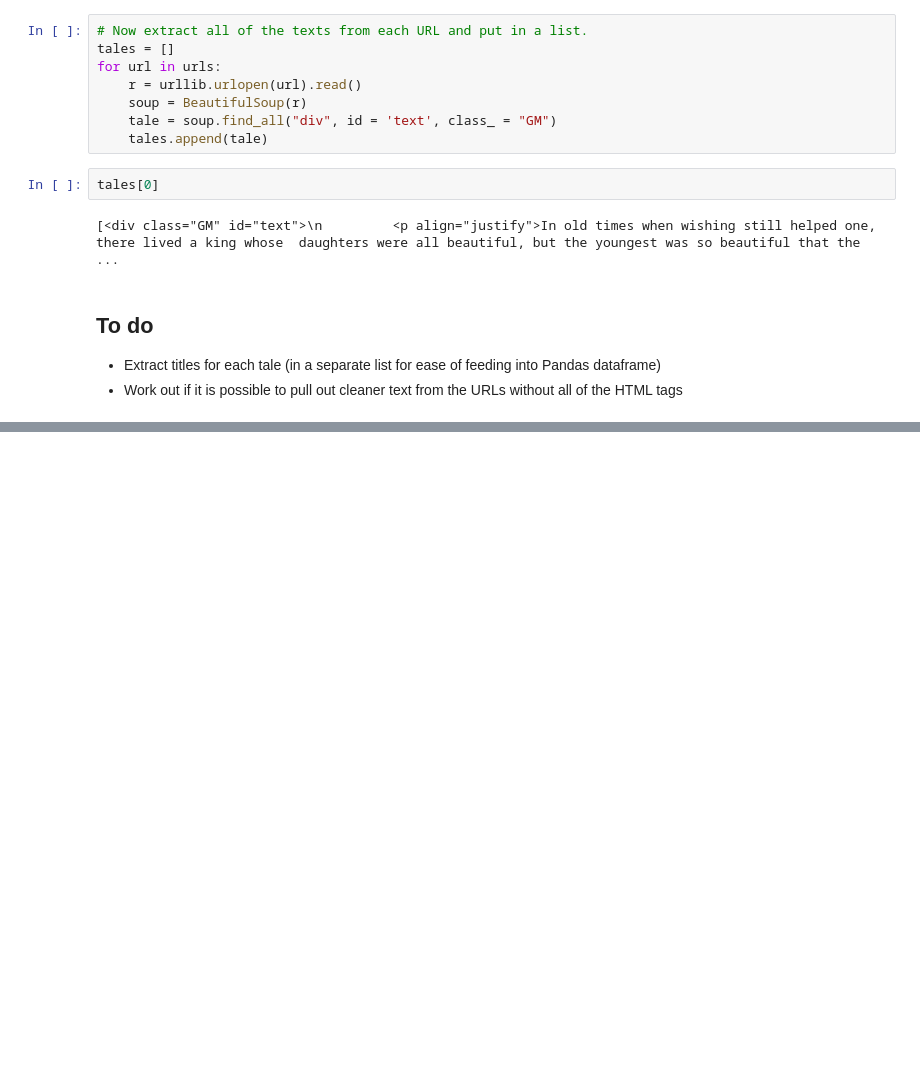
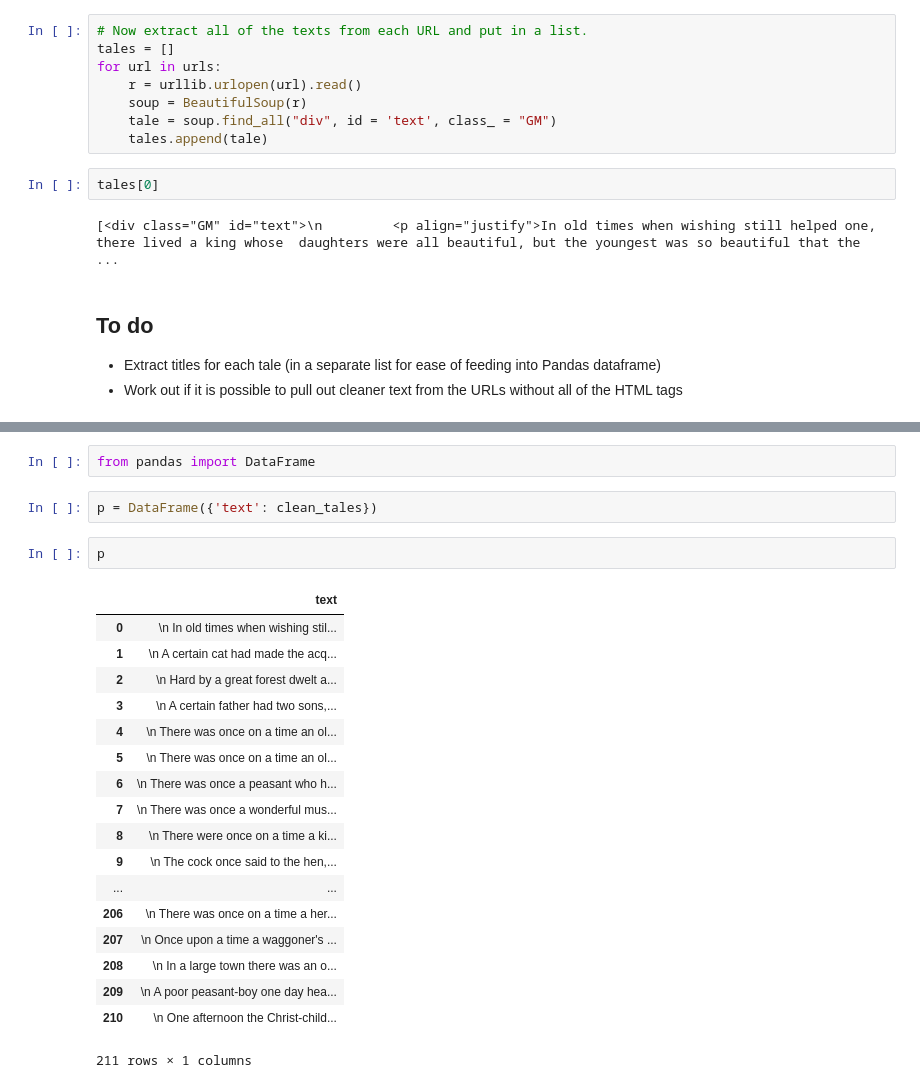
Before and after one commit to t-redactyl/text-cleaning, a Jupyter notebook: Scraping the project text/Getting the texts and names from each URL.ipynb, the cells around one changed output, grey strips where cells are left out. Cells and saved outputs as stored; diff of their text form; blank space fills up the shorter version.

```diff
--- a/Scraping the project text/Getting the texts and names from each URL.ipynb
+++ b/Scraping the project text/Getting the texts and names from each URL.ipynb
@@ -89,0 +116,25 @@ tales[0]
+# %%
+from pandas import DataFrame
+# %%
+p = DataFrame({'text': clean_tales})
+# %%
+p
+# %% [output]
+|  | text |
+| 0 | \n In old times when wishing stil... |
+| 1 | \n A certain cat had made the acq... |
+| 2 | \n Hard by a great forest dwelt a... |
+| 3 | \n A certain father had two sons,... |
+| 4 | \n There was once on a time an ol... |
+| 5 | \n There was once on a time an ol... |
+| 6 | \n There was once a peasant who h... |
+| 7 | \n There was once a wonderful mus... |
+| 8 | \n There were once on a time a ki... |
+| 9 | \n The cock once said to the hen,... |
+| ... | ... |
+| 206 | \n There was once on a time a her... |
+| 207 | \n Once upon a time a waggoner's ... |
+| 208 | \n In a large town there was an o... |
+| 209 | \n A poor peasant-boy one day hea... |
+| 210 | \n One afternoon the Christ-child... |
+211 rows × 1 columns
```
Also changed, not shown: parts of 10 cells of this notebook, 1 other file.
